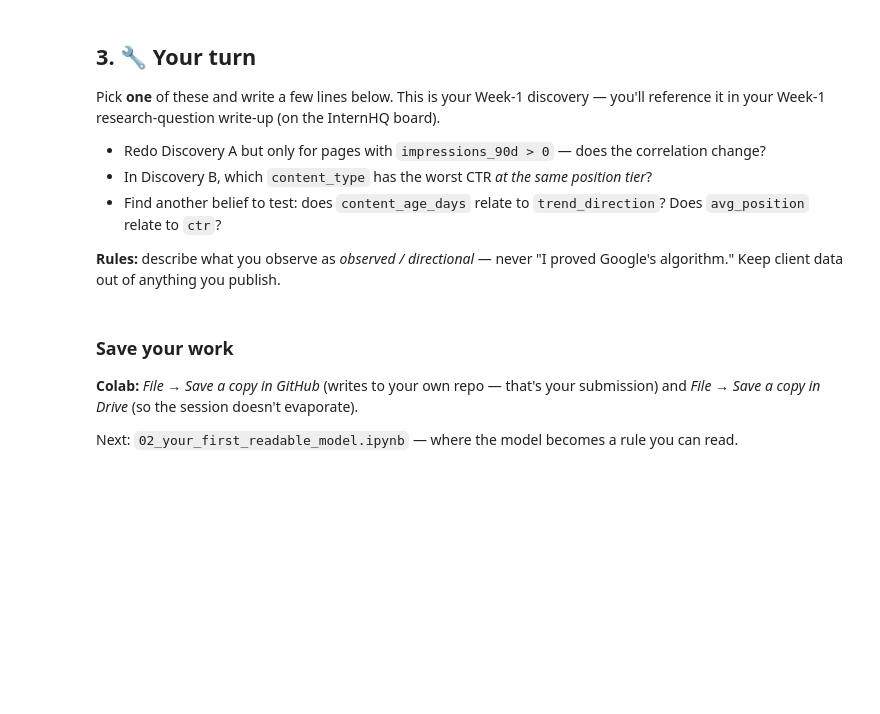
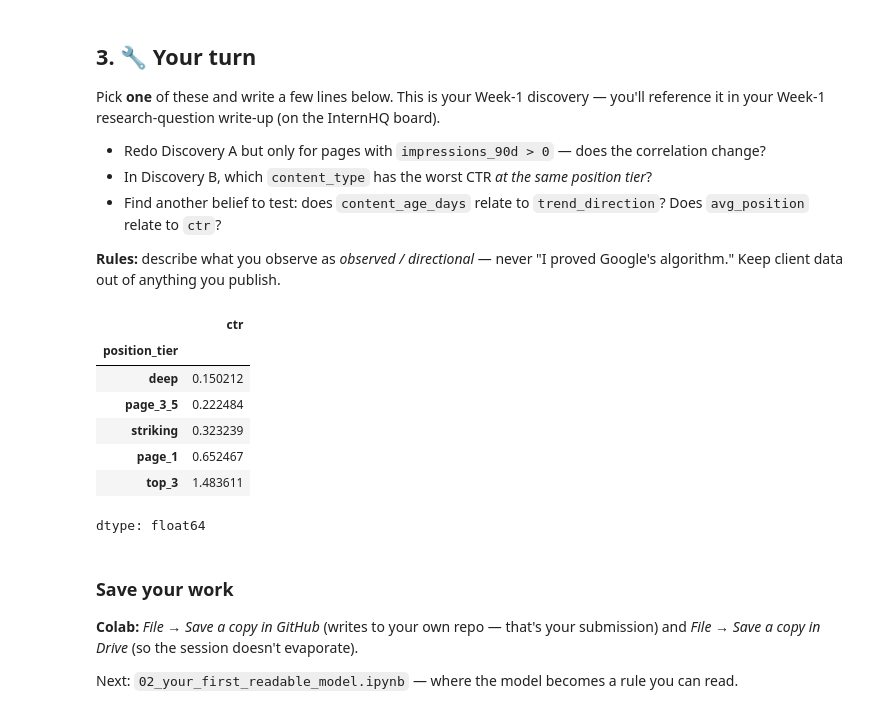
Before and after one commit to tanzimul3islam/flyrank-ml-internship-starter, a Jupyter notebook: notebooks/01_first_look_and_discovery.ipynb, the cells around one changed output. Saved outputs shown, nothing was run; the diff lists cells and outputs as text; code cells hidden in the pictures; blank space fills up the shorter version.

```diff
--- a/notebooks/01_first_look_and_discovery.ipynb
+++ b/notebooks/01_first_look_and_discovery.ipynb
@@ -98,4 +152,16 @@ Pick **one** of these and write a few lines below. This is your Week-1 discovery
 
 **Rules:** describe what you observe as *observed / directional* — never "I proved Google's algorithm." Keep client data out of anything you publish.
 # %%
-# Your discovery here
+# Does average ranking position relate to CTR?
+
+df["avg_position"].corr(df["ctr"])
+df.groupby("position_tier")["ctr"].mean().sort_values()
+# %% [output]
+|  | ctr |
+| position_tier |  |
+| deep | 0.150212 |
+| page_3_5 | 0.222484 |
+| striking | 0.323239 |
+| page_1 | 0.652467 |
+| top_3 | 1.483611 |
+dtype: float64
```
Also changed, not shown: parts of 8 cells of this notebook.
